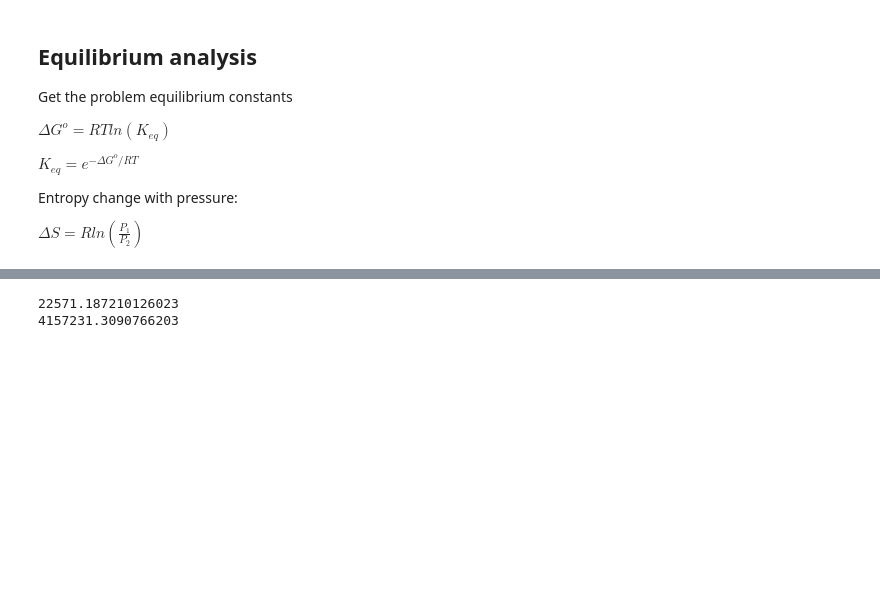
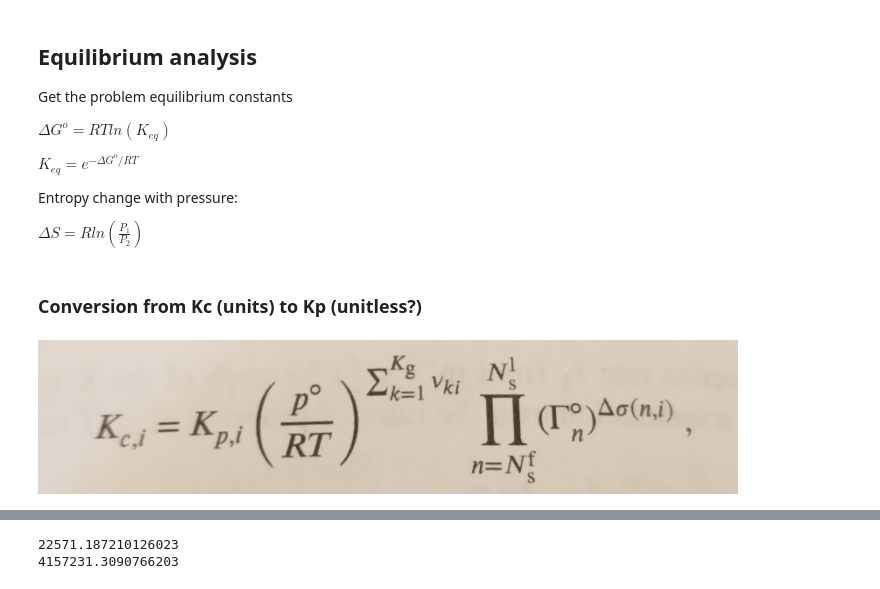
Before and after one commit to comocheng/meOH-analysis, a Jupyter notebook: cantera_simulations/RMG_wDeut/Compare_thermo_kinetics.ipynb, the cells around one changed output, grey strips where cells are left out. Cells and saved outputs as stored; diff of their text form; code cells hidden in the pictures; blank space fills up the shorter version.

```diff
--- a/cantera_simulations/RMG_wDeut/Compare_thermo_kinetics.ipynb
+++ b/cantera_simulations/RMG_wDeut/Compare_thermo_kinetics.ipynb
@@ -409,4 +440,10 @@ $K_{eq} = e^{-\Delta G^o/RT }$
 Entropy change with pressure:
 
 $\Delta S = Rln(\frac{P_1}{P_2})$
+# %% [markdown]
+### Conversion from Kc (units) to Kp (unitless?)
+# %%
+Image(filename='../images/Kc_2_Kp.png',width = 700, height = 300)
+# %% [output]
+[figure, added]
 # %%
```
Also changed, not shown: parts of 17 cells of this notebook, 10 other files.
